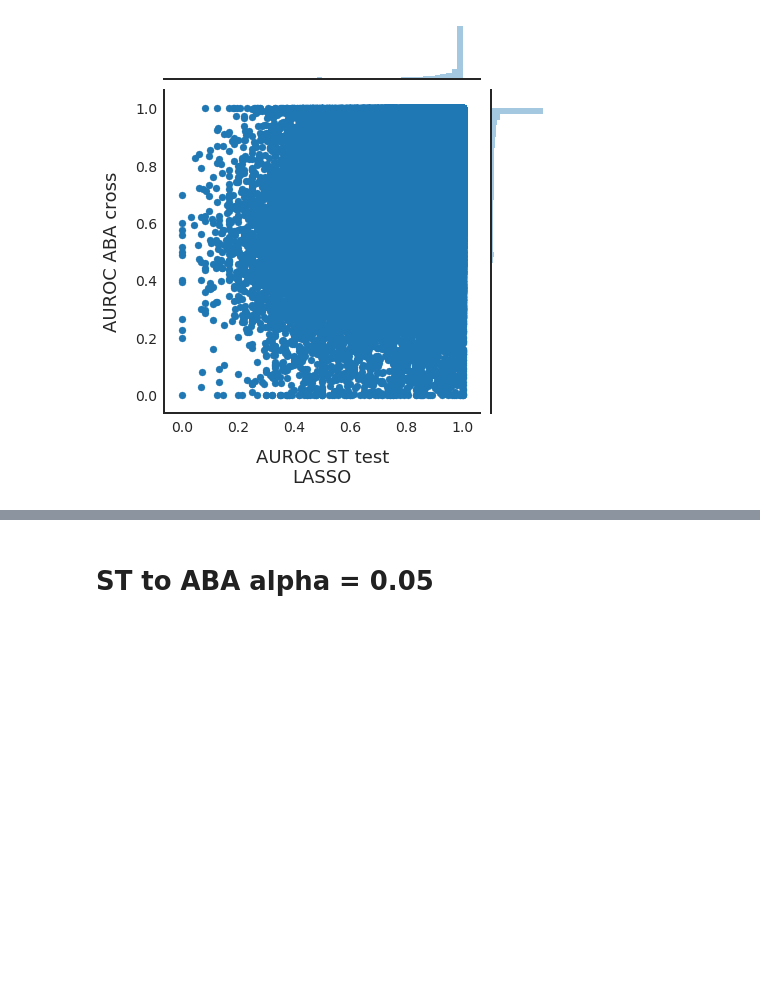
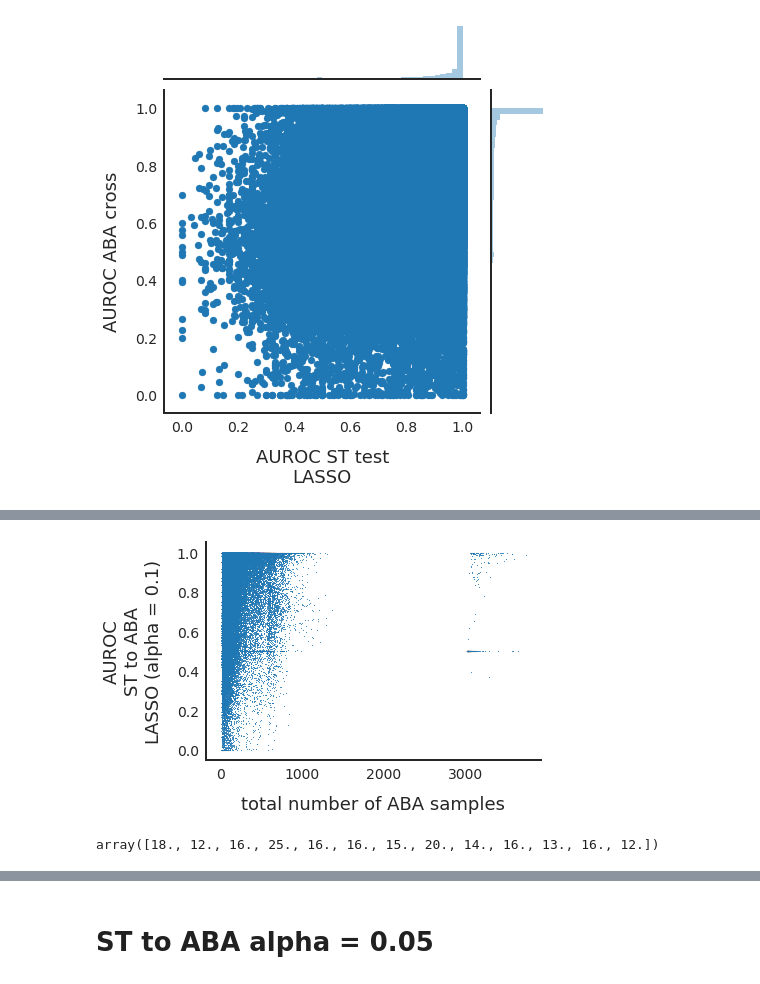
Before and after one commit to shainalu/spatial_rep, a Jupyter notebook: 11_crossplots.ipynb, the cells around one changed output, grey strips where cells are left out. Drawn from its saved outputs; the diff is of its cells as text; code cells hidden in the pictures; blank space fills up the shorter version.

```diff
--- a/11_crossplots.ipynb
+++ b/11_crossplots.ipynb
@@ -33,0 +63,14 @@ set_style()
+# %%
+def aurocbysize(size, allbyall, xlabel, ylabel, savefile):
+    size = size.values
+    size = size[np.triu_indices_from(size,k=1)]
+    allbyall = allbyall.values
+    allbyall = allbyall[np.triu_indices_from(allbyall,k=1)]
+
+    plt.scatter(size, allbyall, s=0.5, rasterized=True)
+    plt.xlabel(xlabel)
+    plt.ylabel(ylabel)
+
+    if savefile != 0:
+        plt.savefig(savefile, bbox_inches='tight')
+    plt.show()
@@ -34,3 +84,8 @@ set_style()
+# %%
+ABA_FILT_PATH = "/home/slu/spatial/data/ABAISH_filt_v6_avgdup.h5"
+ABApropont = pd.read_hdf(ABA_FILT_PATH, key='propontology', mode='r')
+# %%
+totalABA, minsampsABA, maxsampsABA = getsizes(ABApropont, trainABA_0p1)
 # %% [markdown]
 # ST to ABA alpha = 0.1
 # %% [markdown]
@@ -105,0 +185,8 @@ plt.show()
+# %%
+aurocbysize(totalABA, allABA, "total number of ABA samples", "AUROC\nST to ABA\nLASSO (alpha = 0.1)", "041421_7.pdf")
+# %% [output]
+[figure, added]
+# %%
+totalST.values[np.where(testST == 0)[0], np.where(testST == 0)[1]]
+# %% [output]
+array([18., 12., 16., 25., 16., 16., 15., 20., 14., 16., 13., 16., 12.])
```
Also changed, not shown: parts of 51 cells of this notebook, 39 other files.
